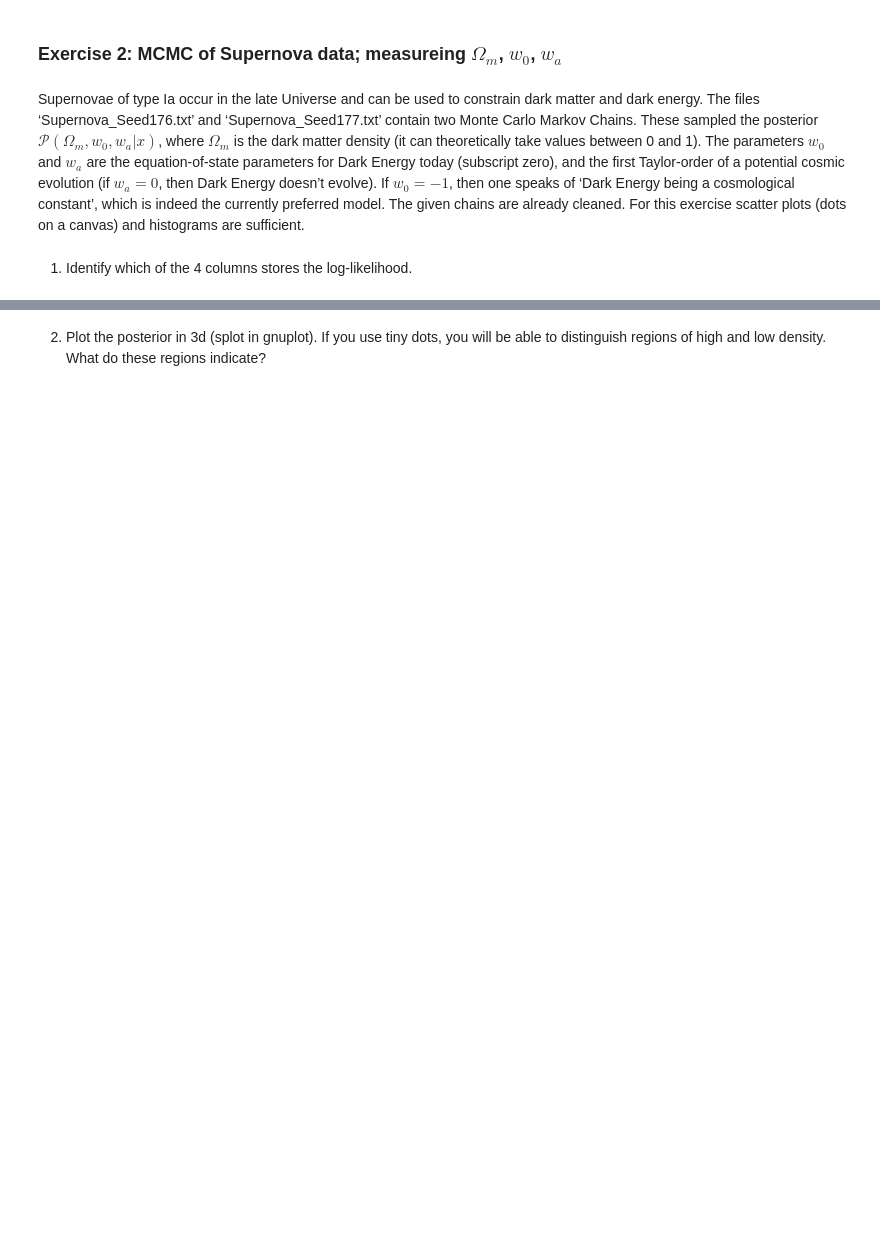
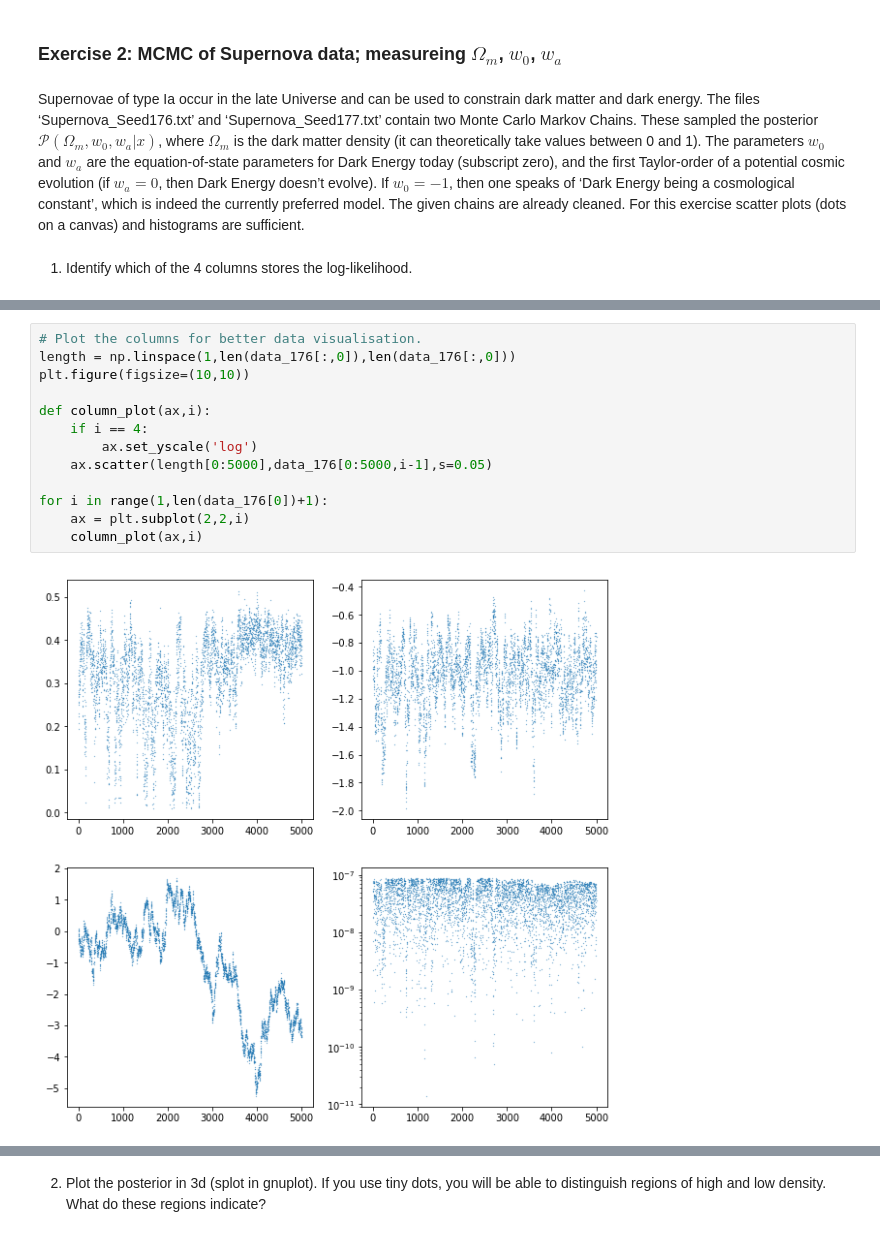
Before and after one commit to AukeB/MAS-2020, a Jupyter notebook: Sampling/Sampling.ipynb, the cells around one changed output, grey strips where cells are left out. Cells and saved outputs as stored; diff of their text form; blank space fills up the shorter version.

```diff
--- a/Sampling/Sampling.ipynb
+++ b/Sampling/Sampling.ipynb
@@ -119,0 +133,15 @@ Sizes: (146882, 4),(147528, 4)
+# %%
+# Plot the columns for better data visualisation.
+length = np.linspace(1,len(data_176[:,0]),len(data_176[:,0]))
+plt.figure(figsize=(10,10))
+
+def column_plot(ax,i):
+    if i == 4:
+        ax.set_yscale('log')
+    ax.scatter(length[0:5000],data_176[0:5000,i-1],s=0.05)
+
+for i in range(1,len(data_176[0])+1):
+    ax = plt.subplot(2,2,i)
+    column_plot(ax,i)
+# %% [output]
+[figure, added]
```
Also changed, not shown: parts of 18 cells of this notebook.
